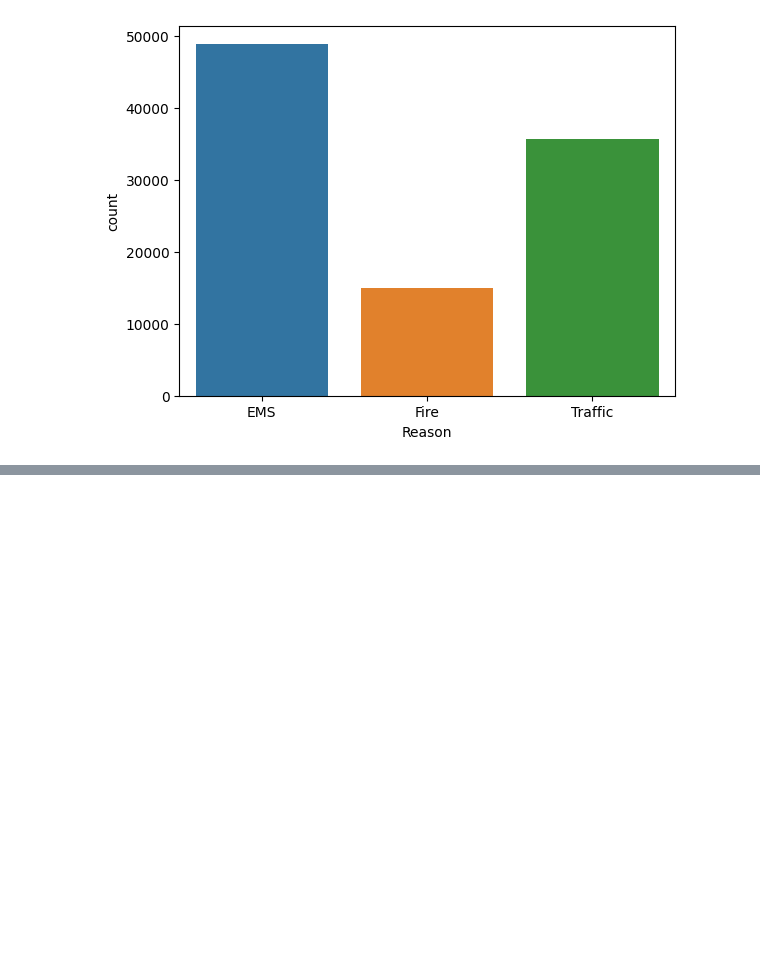
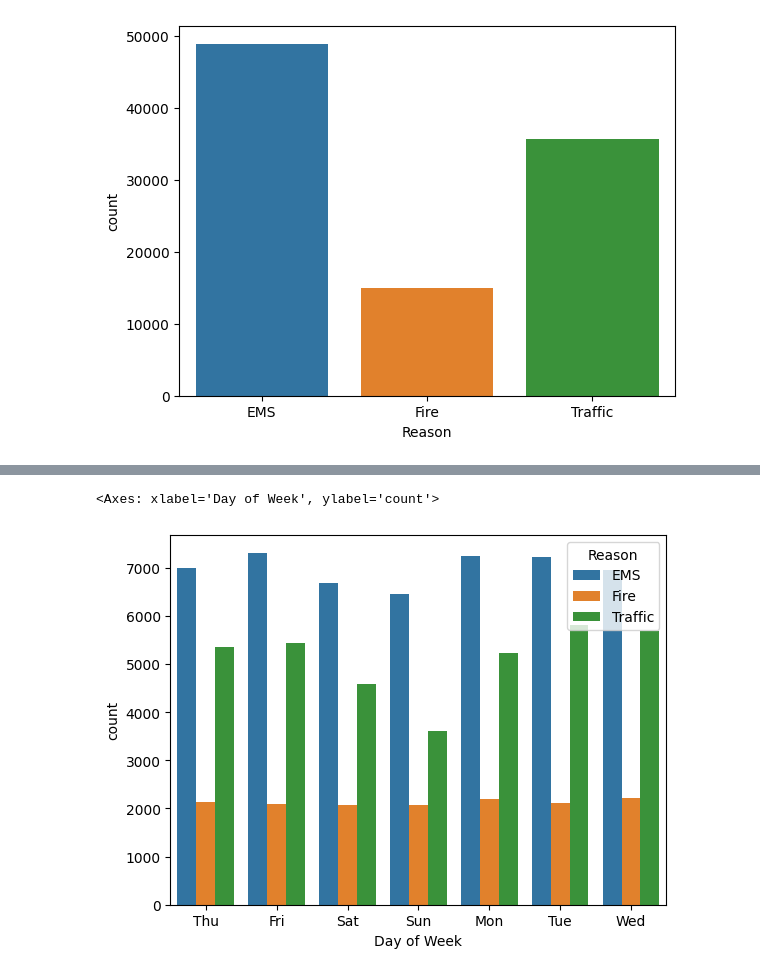
Before and after one commit to JinwookJung/Data_Capstone_Project, a Jupyter notebook: 911_Calls.ipynb, the cells around one changed output, grey strips where cells are left out. Drawn from its saved outputs; the diff is of its cells as text; code cells hidden in the pictures; blank space fills up the shorter version.

Commit message:
added reconstructing DataFrame and Heatmap

```diff
--- a/911_Calls.ipynb
+++ b/911_Calls.ipynb
@@ -99,0 +123,3 @@ Text(0.5, 0, 'Reason')
+# %%
+time = df['timeStamp'].iloc[0]
+time.day
@@ -99,0 +128,5 @@ Text(0.5, 0, 'Reason')
+# %%
+#wrtie apply() function to get hour, month, day
+df['Hour'] = df['timeStamp'].apply(lambda time: time.hour)
+df['Month'] = df['timeStamp'].apply(lambda time: time.month)
+df['Day of Week'] = df['timeStamp'].apply(lambda time: time.dayofweek)
@@ -99,0 +155,4 @@ Text(0.5, 0, 'Reason')
+# %%
+dmap = {0:'Mon',1:'Tue',2:'Wed',3:'Thu',4:'Fri',5:'Sat',6:'Sun'}
+# %%
+df['Day of Week'] = df['Day of Week'].map(dmap)
@@ -99,0 +175,6 @@ Text(0.5, 0, 'Reason')
+# %%
+#Now use seaborn to create a countplot of the Day of Week column with the hue based off of the Reason column.
+sns.countplot(x='Day of Week',data=df,hue='Reason')
+# %% [output]
+<Axes: xlabel='Day of Week', ylabel='count'>
+[figure, added]
```
Also changed, not shown: parts of 33 cells of this notebook, 1 other file.
